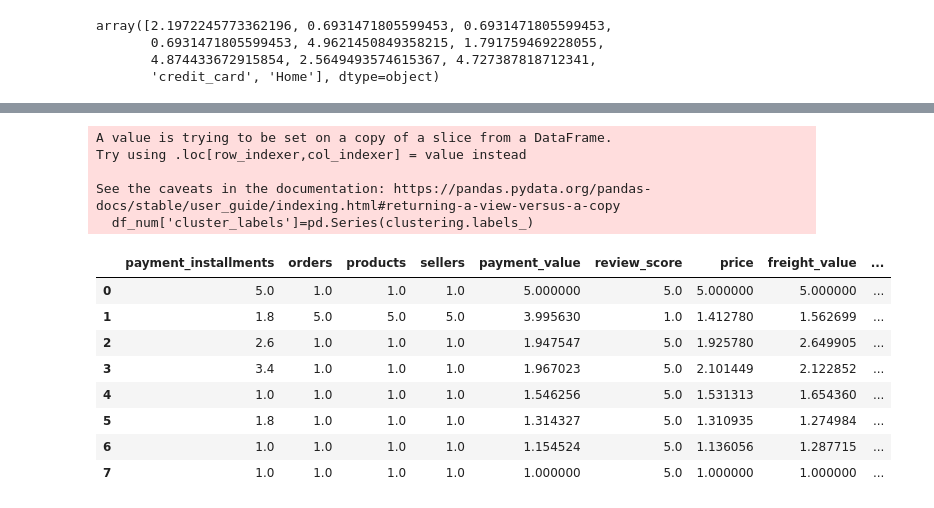
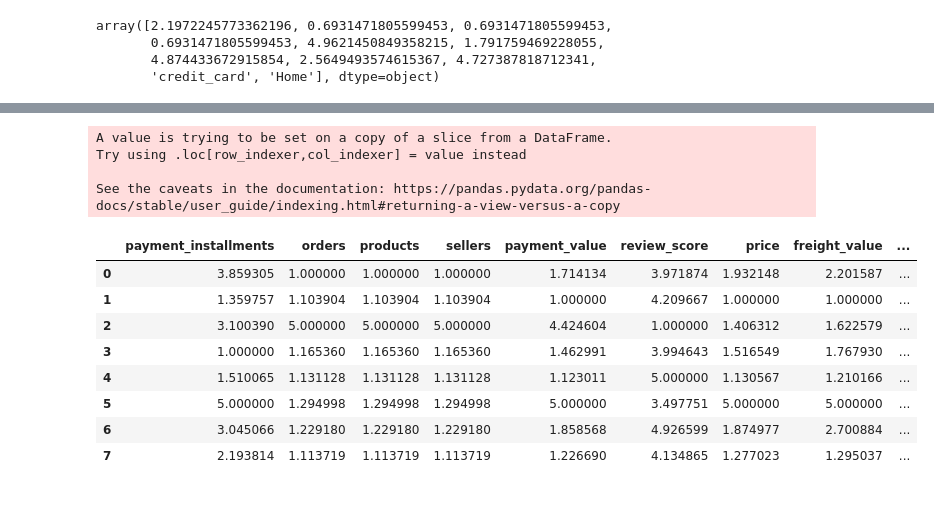
Before and after one commit to ZouhairHoussni/olist, a Jupyter notebook: modelisation.ipynb, the cells around one changed output, grey strips where cells are left out. Cells and saved outputs as stored; diff of their text form; code cells hidden in the pictures.

```diff
--- a/modelisation.ipynb
+++ b/modelisation.ipynb
@@ -252,35 +175,34 @@ plt.show()
 # %%
 df_num=df[['payment_installments','orders','products','sellers','payment_value','review_score','price','freight_value','recency']]
 
 mms=MinMaxScaler(feature_range=(1,5))
 
 num_cols= df.select_dtypes(include='number').columns
 df_num['cluster_labels']=pd.Series(clustering.labels_)
 
 list_agg = {}
 for col in num_cols:
-    list_agg[f'{col}'] = 'median'
+    list_agg[f'{col}'] = 'mean'
 
 df_mean=df_num.groupby('cluster_labels').agg(list_agg)
 
 
 df_mms=pd.DataFrame(mms.fit_transform(df_mean),columns=['payment_installments','orders','products','sellers','payment_value','review_score','price','freight_value','recency'])
 df_mms
 # %% [output]
 A value is trying to be set on a copy of a slice from a DataFrame.
 Try using .loc[row_indexer,col_indexer] = value instead
 
 See the caveats in the documentation: https://pandas.pydata.org/pandas-docs/stable/user_guide/indexing.html#returning-a-view-versus-a-copy
-  df_num['cluster_labels']=pd.Series(clustering.labels_)
 |  | payment_installments | orders | products | sellers | payment_value | review_score | price | freight_value | ... |
-| 0 | 5.0 | 1.0 | 1.0 | 1.0 | 5.000000 | 5.0 | 5.000000 | 5.000000 | ... |
-| 1 | 1.8 | 5.0 | 5.0 | 5.0 | 3.995630 | 1.0 | 1.412780 | 1.562699 | ... |
-| 2 | 2.6 | 1.0 | 1.0 | 1.0 | 1.947547 | 5.0 | 1.925780 | 2.649905 | ... |
-| 3 | 3.4 | 1.0 | 1.0 | 1.0 | 1.967023 | 5.0 | 2.101449 | 2.122852 | ... |
-| 4 | 1.0 | 1.0 | 1.0 | 1.0 | 1.546256 | 5.0 | 1.531313 | 1.654360 | ... |
-| 5 | 1.8 | 1.0 | 1.0 | 1.0 | 1.314327 | 5.0 | 1.310935 | 1.274984 | ... |
-| 6 | 1.0 | 1.0 | 1.0 | 1.0 | 1.154524 | 5.0 | 1.136056 | 1.287715 | ... |
-| 7 | 1.0 | 1.0 | 1.0 | 1.0 | 1.000000 | 5.0 | 1.000000 | 1.000000 | ... |
+| 0 | 3.859305 | 1.000000 | 1.000000 | 1.000000 | 1.714134 | 3.971874 | 1.932148 | 2.201587 | ... |
+| 1 | 1.359757 | 1.103904 | 1.103904 | 1.103904 | 1.000000 | 4.209667 | 1.000000 | 1.000000 | ... |
+| 2 | 3.100390 | 5.000000 | 5.000000 | 5.000000 | 4.424604 | 1.000000 | 1.406312 | 1.622579 | ... |
+| 3 | 1.000000 | 1.165360 | 1.165360 | 1.165360 | 1.462991 | 3.994643 | 1.516549 | 1.767930 | ... |
+| 4 | 1.510065 | 1.131128 | 1.131128 | 1.131128 | 1.123011 | 5.000000 | 1.130567 | 1.210166 | ... |
+| 5 | 5.000000 | 1.294998 | 1.294998 | 1.294998 | 5.000000 | 3.497751 | 5.000000 | 5.000000 | ... |
+| 6 | 3.045066 | 1.229180 | 1.229180 | 1.229180 | 1.858568 | 4.926599 | 1.874977 | 2.700884 | ... |
+| 7 | 2.193814 | 1.113719 | 1.113719 | 1.113719 | 1.226690 | 4.134865 | 1.277023 | 1.295037 | ... |
 # %%
 # Créer une figure en radar pour chaque cluster
 fig = go.Figure()
```
Also changed, not shown: parts of 9 cells of this notebook.
